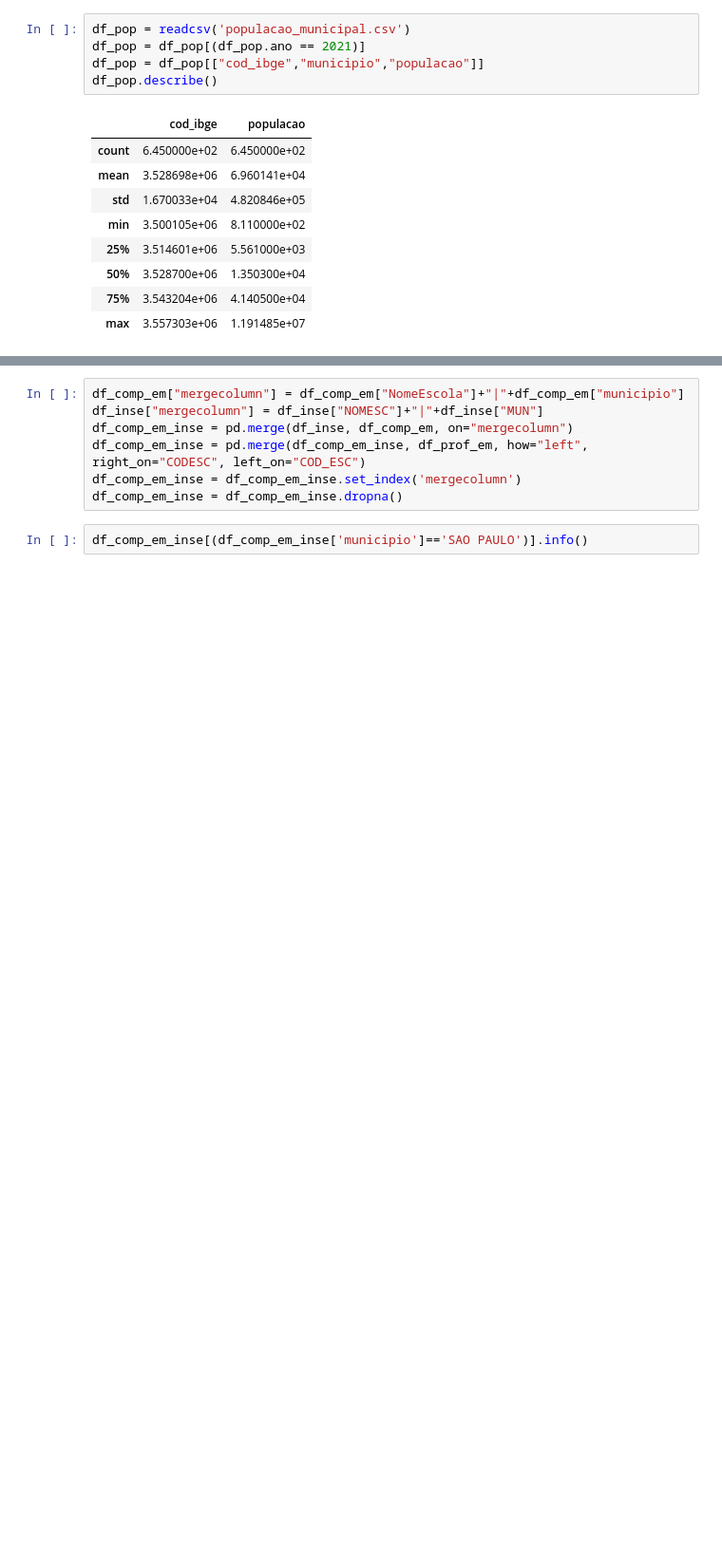
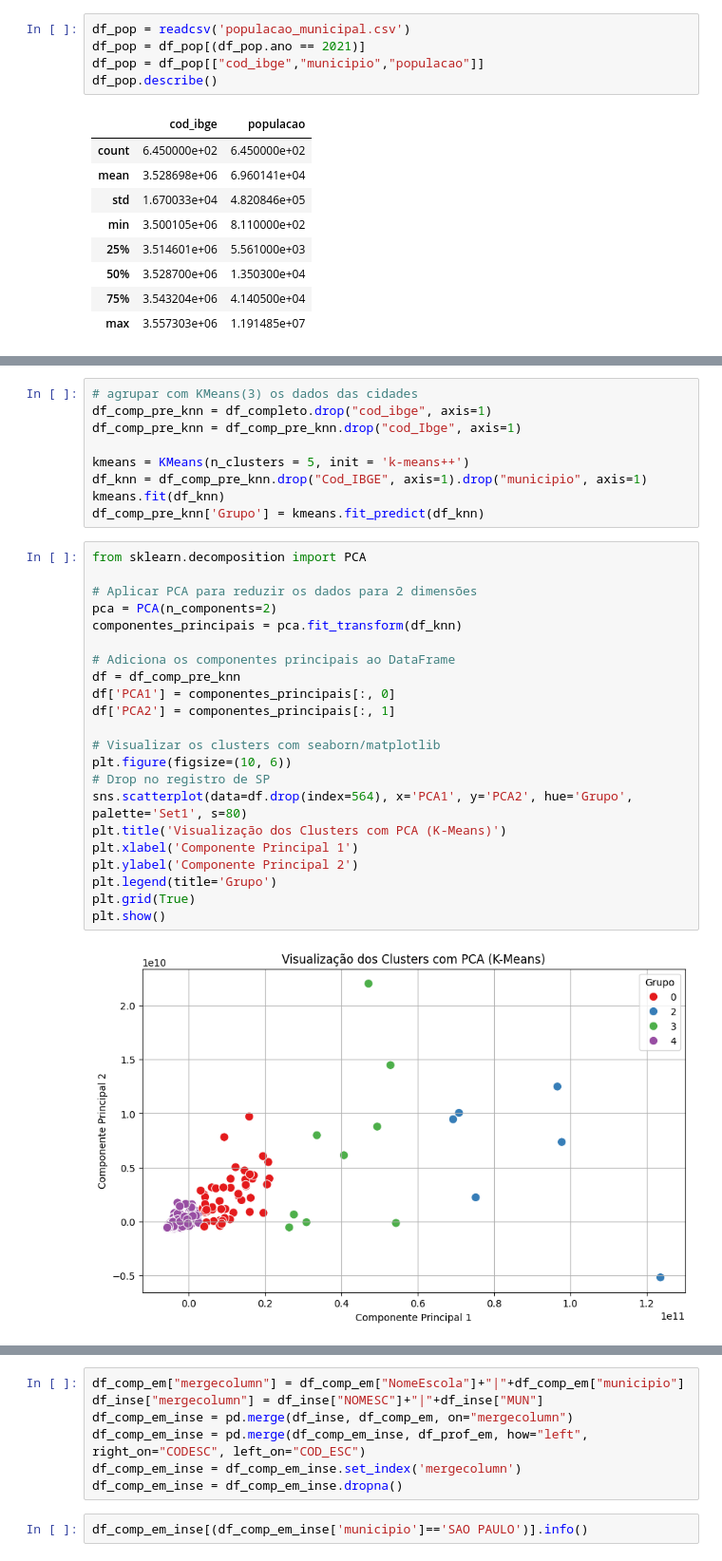
Before and after one commit to tiagogodoi/infra-ensino, a Jupyter notebook: TCC-final-2023.ipynb, the cells around one changed output, grey strips where cells are left out. Shown at 95% size. Cells and saved outputs as stored; diff of their text form; blank space fills up the shorter version.

```diff
--- a/TCC-final-2023.ipynb
+++ b/TCC-final-2023.ipynb
@@ -339,0 +335,33 @@ df_completo.head()
+# %%
+# agrupar com KMeans(3) os dados das cidades
+df_comp_pre_knn = df_completo.drop("cod_ibge", axis=1)
+df_comp_pre_knn = df_comp_pre_knn.drop("cod_Ibge", axis=1)
+
+kmeans = KMeans(n_clusters = 5, init = 'k-means++')
+df_knn = df_comp_pre_knn.drop("Cod_IBGE", axis=1).drop("municipio", axis=1)
+kmeans.fit(df_knn)
+df_comp_pre_knn['Grupo'] = kmeans.fit_predict(df_knn)
+# %%
+from sklearn.decomposition import PCA
+
+# Aplicar PCA para reduzir os dados para 2 dimensões
+pca = PCA(n_components=2)
+componentes_principais = pca.fit_transform(df_knn)
+
+# Adiciona os componentes principais ao DataFrame
+df = df_comp_pre_knn
+df['PCA1'] = componentes_principais[:, 0]
+df['PCA2'] = componentes_principais[:, 1]
+
+# Visualizar os clusters com seaborn/matplotlib
+plt.figure(figsize=(10, 6))
+# Drop no registro de SP
+sns.scatterplot(data=df.drop(index=564), x='PCA1', y='PCA2', hue='Grupo', palette='Set1', s=80)
+plt.title('Visualização dos Clusters com PCA (K-Means)')
+plt.xlabel('Componente Principal 1')
+plt.ylabel('Componente Principal 2')
+plt.legend(title='Grupo')
+plt.grid(True)
+plt.show()
+# %% [output]
+[figure, added]
```
Also changed, not shown: parts of 10 cells of this notebook.
